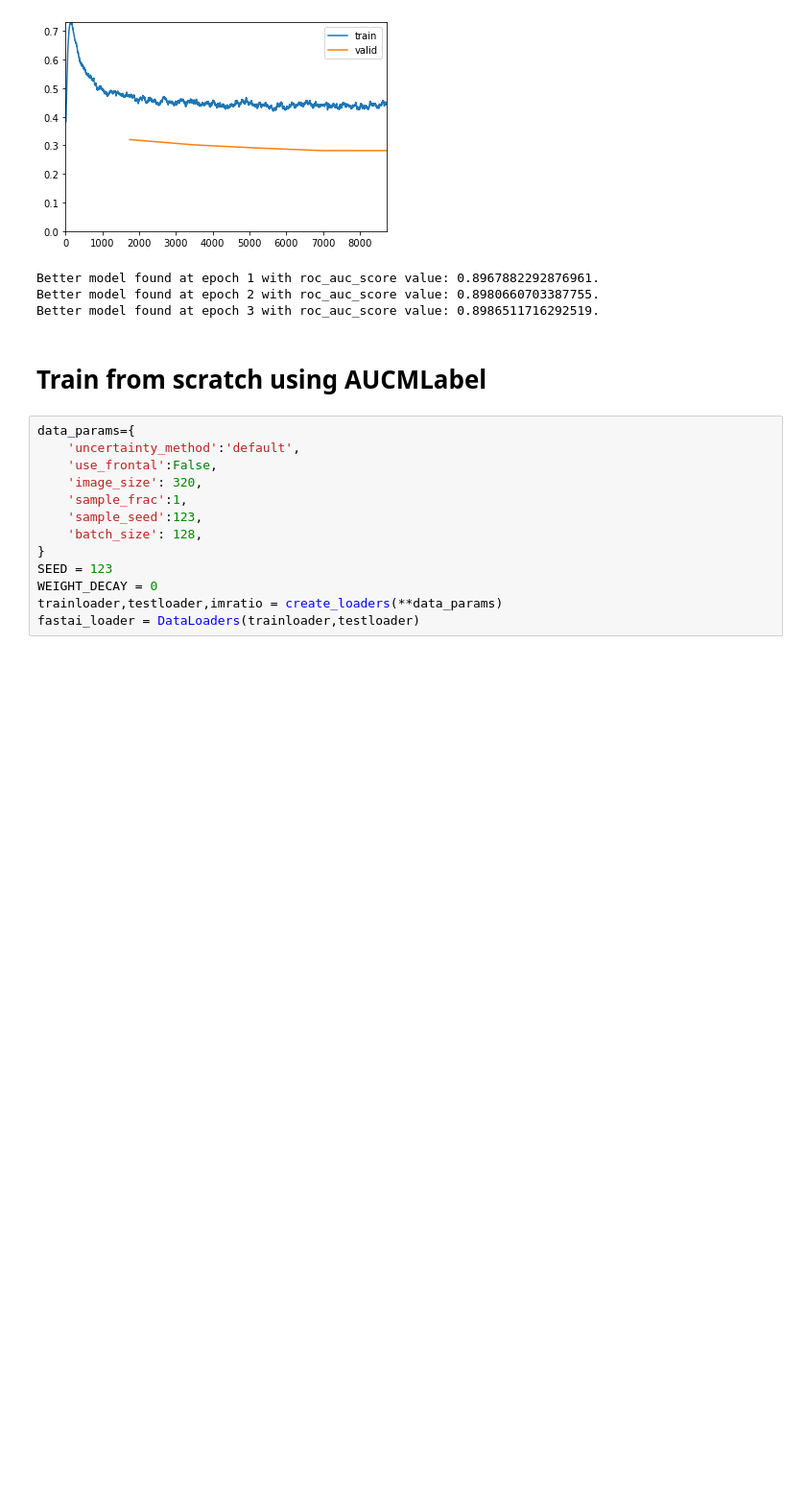
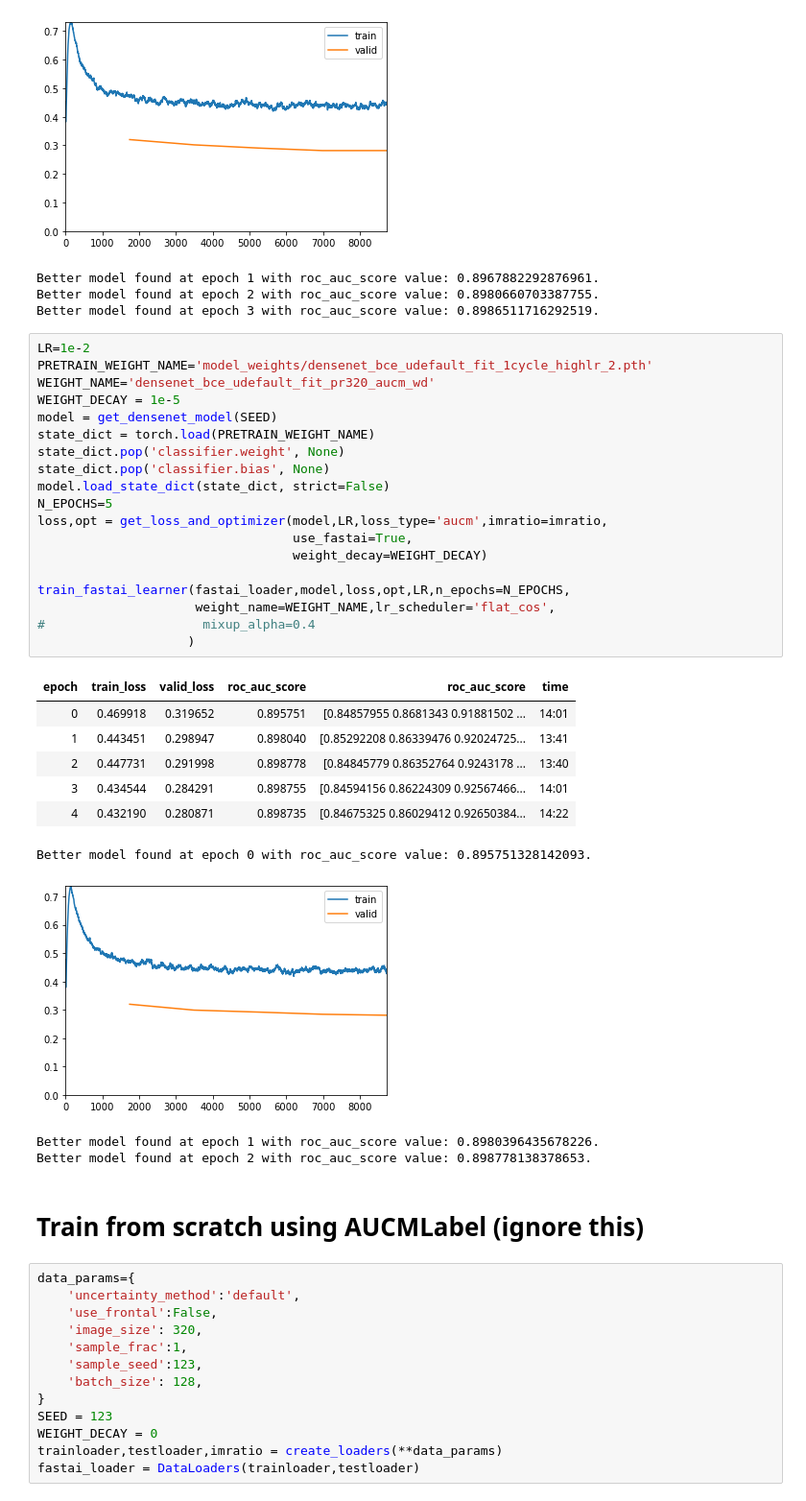
Before and after one commit to anhquan0412/chestx_interpretation, a Jupyter notebook: 5_second_stage_AUCM_Multilabel_ProgressiveResizing.ipynb, the cells around one changed output. Shown: that part at 96% size. Cells and saved outputs as stored; diff of their text form; blank space fills up the shorter version.

```diff
--- a/5_second_stage_AUCM_Multilabel_ProgressiveResizing.ipynb
+++ b/5_second_stage_AUCM_Multilabel_ProgressiveResizing.ipynb
@@ -179,8 +179,38 @@ Better model found at epoch 0 with roc_auc_score value: 0.8959329688391563.
 Better model found at epoch 1 with roc_auc_score value: 0.8967882292876961.
 Better model found at epoch 2 with roc_auc_score value: 0.8980660703387755.
 Better model found at epoch 3 with roc_auc_score value: 0.8986511716292519.
+# %%
+LR=1e-2
+PRETRAIN_WEIGHT_NAME='model_weights/densenet_bce_udefault_fit_1cycle_highlr_2.pth'
+WEIGHT_NAME='densenet_bce_udefault_fit_pr320_aucm_wd'
+WEIGHT_DECAY = 1e-5
+model = get_densenet_model(SEED)
+state_dict = torch.load(PRETRAIN_WEIGHT_NAME)
+state_dict.pop('classifier.weight', None)
+state_dict.pop('classifier.bias', None)
+model.load_state_dict(state_dict, strict=False)
+N_EPOCHS=5
+loss,opt = get_loss_and_optimizer(model,LR,loss_type='aucm',imratio=imratio,
+                                  use_fastai=True,
+                                  weight_decay=WEIGHT_DECAY)
+
+train_fastai_learner(fastai_loader,model,loss,opt,LR,n_epochs=N_EPOCHS,
+                     weight_name=WEIGHT_NAME,lr_scheduler='flat_cos',
+#                     mixup_alpha=0.4
+                    )
+# %% [output]
+| epoch | train_loss | valid_loss | roc_auc_score | roc_auc_score | time |
+| 0 | 0.469918 | 0.319652 | 0.895751 | [0.84857955 0.8681343 0.91881502 ... | 14:01 |
+| 1 | 0.443451 | 0.298947 | 0.898040 | [0.85292208 0.86339476 0.92024725... | 13:41 |
+| 2 | 0.447731 | 0.291998 | 0.898778 | [0.84845779 0.86352764 0.9243178 ... | 13:40 |
+| 3 | 0.434544 | 0.284291 | 0.898755 | [0.84594156 0.86224309 0.92567466... | 14:01 |
+| 4 | 0.432190 | 0.280871 | 0.898735 | [0.84675325 0.86029412 0.92650384... | 14:22 |
+Better model found at epoch 0 with roc_auc_score value: 0.895751328142093.
+[figure, added]
+Better model found at epoch 1 with roc_auc_score value: 0.8980396435678226.
+Better model found at epoch 2 with roc_auc_score value: 0.898778138378653.
 # %% [markdown]
-# Train from scratch using AUCMLabel
+# Train from scratch using AUCMLabel (ignore this)
 # %%
 data_params={
     'uncertainty_method':'default',
```
Also changed, not shown: parts of 10 cells of this notebook, 2 other files.
